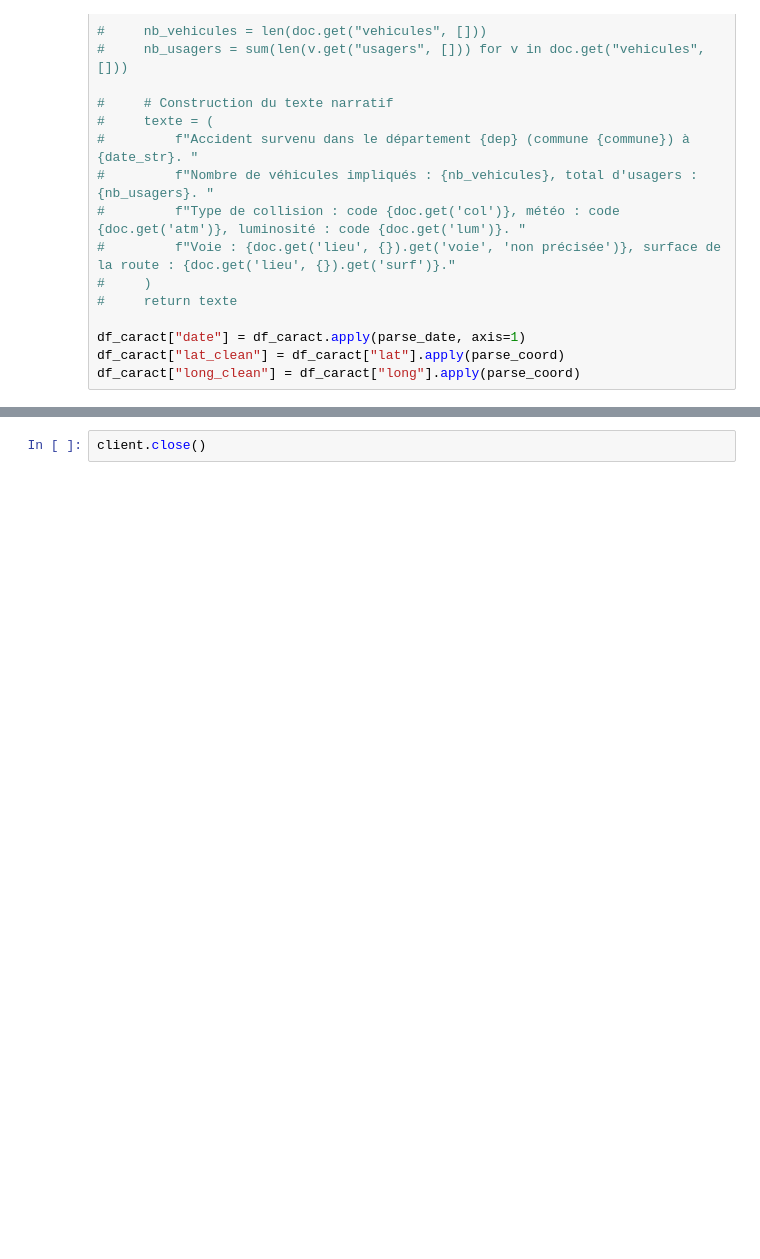
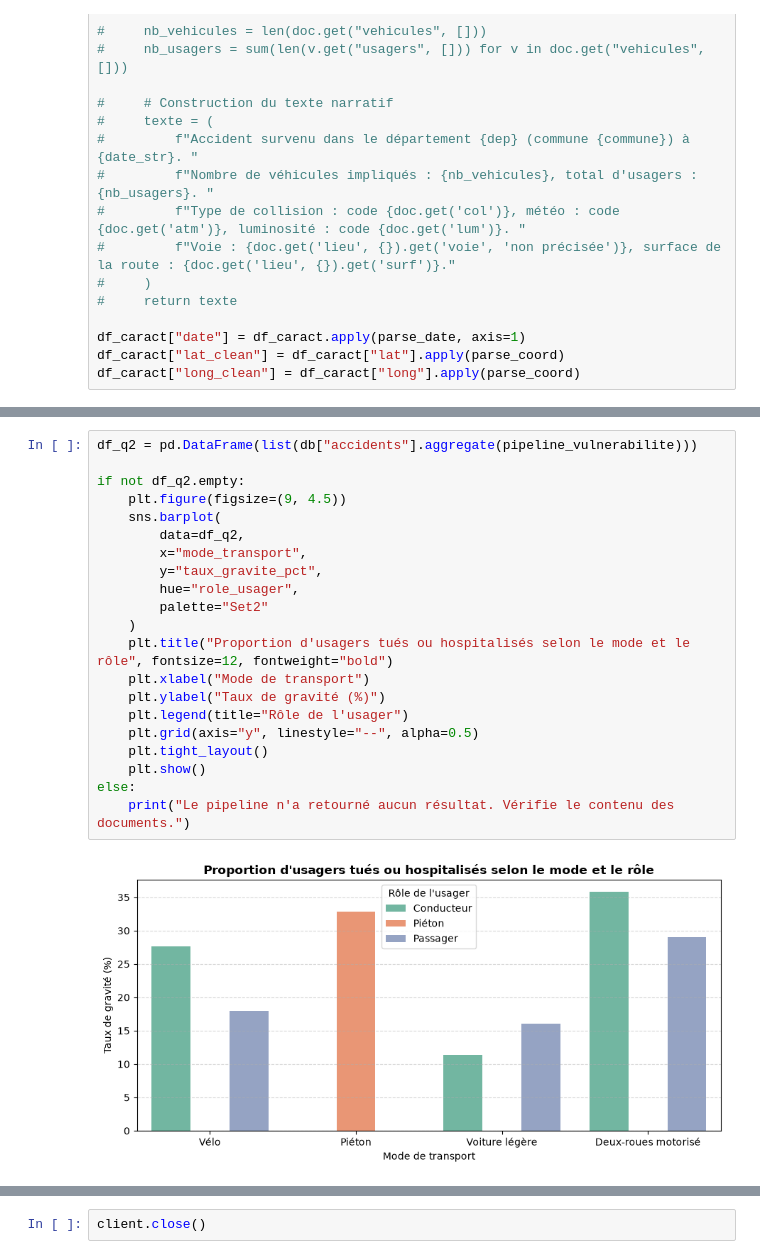
Before and after one commit to LeoLChalot/ipssi-nosql, a Jupyter notebook: notebook_local.ipynb, the cells around one changed output, grey strips where cells are left out. Drawn from its saved outputs; the diff is of its cells as text; blank space fills up the shorter version.

```diff
--- a/notebook_local.ipynb
+++ b/notebook_local.ipynb
@@ -211,0 +334,23 @@ Succès : 54402 accidents enrichis et insérés.
+# %%
+df_q2 = pd.DataFrame(list(db["accidents"].aggregate(pipeline_vulnerabilite)))
+
+if not df_q2.empty:
+    plt.figure(figsize=(9, 4.5))
+    sns.barplot(
+        data=df_q2,
+        x="mode_transport",
+        y="taux_gravite_pct",
+        hue="role_usager",
+        palette="Set2"
+    )
+    plt.title("Proportion d'usagers tués ou hospitalisés selon le mode et le rôle", fontsize=12, fontweight="bold")
+    plt.xlabel("Mode de transport")
+    plt.ylabel("Taux de gravité (%)")
+    plt.legend(title="Rôle de l'usager")
+    plt.grid(axis="y", linestyle="--", alpha=0.5)
+    plt.tight_layout()
+    plt.show()
+else:
+    print("Le pipeline n'a retourné aucun résultat. Vérifie le contenu des documents.")
+# %% [output]
+[figure, added]
```
Also changed, not shown: parts of 9 cells of this notebook, 1 other file.
